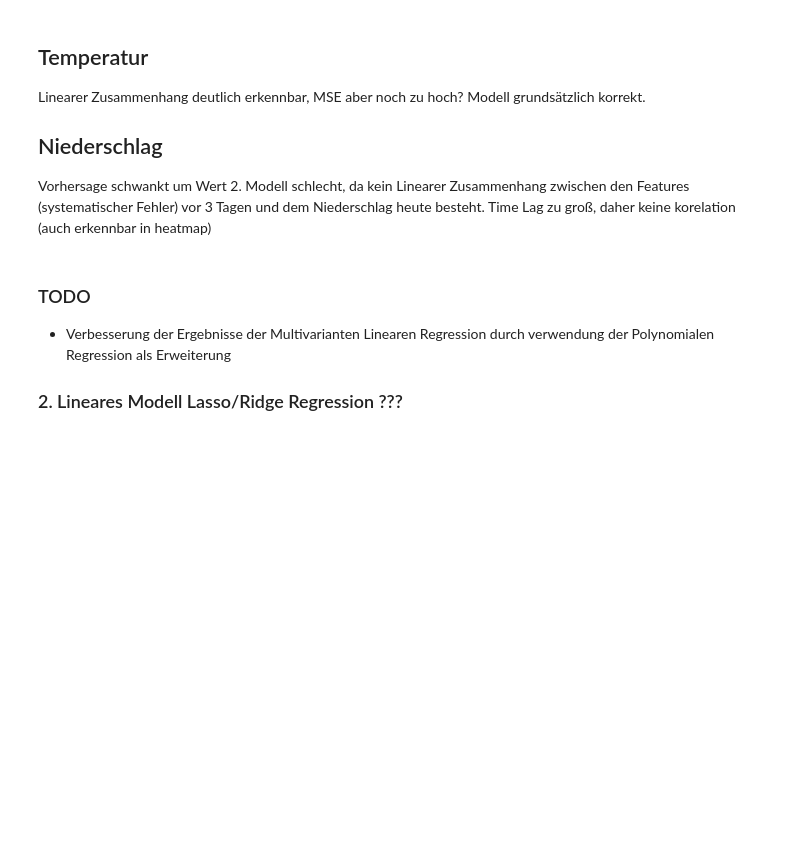
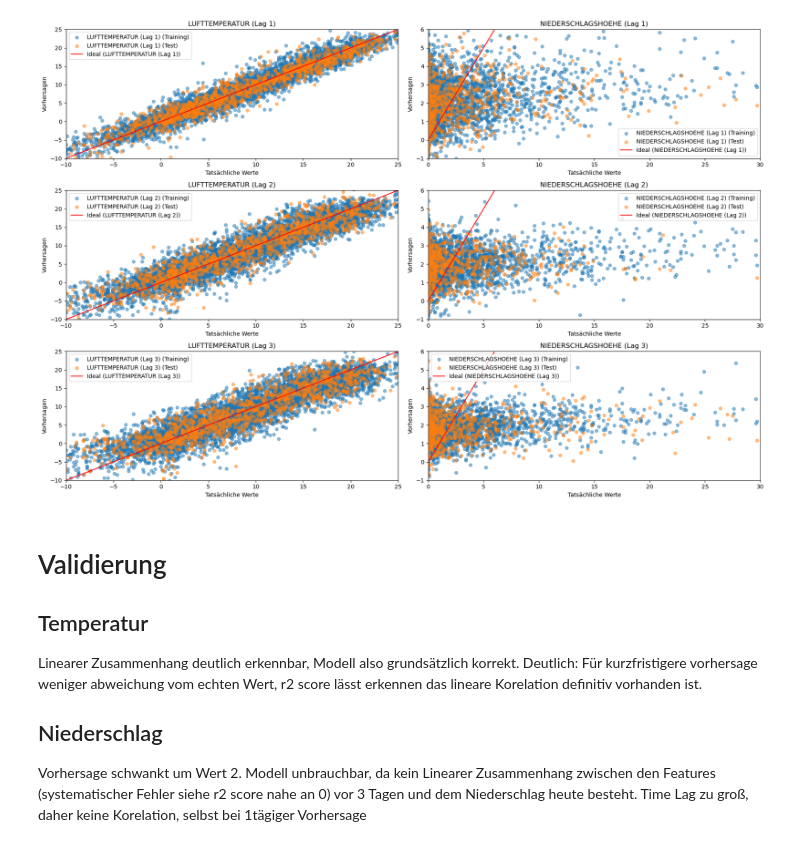
Before and after one commit to SolonRubens/Weather_Forecast_ML, a Jupyter notebook: Linear/Linear.ipynb, the cells around one changed output. Saved outputs shown, nothing was run; the diff lists cells and outputs as text; code cells hidden in the pictures; blank space fills up the shorter version.

```diff
--- a/Linear/Linear.ipynb
+++ b/Linear/Linear.ipynb
@@ -236,12 +190,57 @@ MSE für Niederschlag in 3 Tagen (Test): 16.46648660569112
+# %%
+from sklearn.linear_model import LinearRegression
+from sklearn.metrics import mean_squared_error, r2_score
+from sklearn.model_selection import train_test_split
+import matplotlib.pyplot as plt
+
+def plot_deviation(ax, X, y, target_name):
+    # Train Test Split
+    X_train, X_test, y_train, y_test = train_test_split(X, y, test_size=0.20)
+
+    model = LinearRegression()
+    model.fit(X_train, y_train)
+
+    y_train_pred = model.predict(X_train)
+    y_test_pred = model.predict(X_test)
+
+    if 'NIEDERSCHLAGSHOEHE' in target_name:
+        #andere Maße für Niederschlag
+        xlim = (0, 30)
+        ylim = (-1, 6)
+    else:
+        xlim = (-10, 25)
+        ylim = (-10, 25)
+
+    ax.scatter(y_train, y_train_pred, label=f'{target_name} (Training)', alpha=0.5, s=30)
+    ax.scatter(y_test, y_test_pred, label=f'{target_name} (Test)', alpha=0.5, s=30)
+    ax.plot(xlim, xlim, linestyle='-', color='red', label=f'Ideal ({target_name})')
+
+    ax.set_xlim(xlim)
+    ax.set_ylim(ylim)
+
+    ax.set_xlabel('Tatsächliche Werte')
+    ax.set_ylabel('Vorhersagen')
+    ax.set_title(target_name)
+    ax.legend()
+
+fig, axs = plt.subplots(len(lag_values), len(target_variables), figsize=(18, 12))
+
+for i, lag in enumerate(lag_values):
+    for j, target in enumerate(target_variables):
+        y = Y[f'straubing_{target.upper()}_future_{lag}Day']
+        plot_deviation(axs[i, j], X, y, f'{target} (Lag {lag})')
+
+plt.tight_layout()
+plt.savefig('pred_vs_actual.png')
+plt.show()
+# %% [output]
+[figure, added]
 # %% [markdown]
+# Validierung
 ## Temperatur
-Linearer Zusammenhang deutlich erkennbar, MSE aber noch zu hoch? Modell grundsätzlich korrekt.
+Linearer Zusammenhang deutlich erkennbar, Modell also grundsätzlich korrekt.
+Deutlich: Für kurzfristigere vorhersage weniger abweichung vom echten Wert, r2 score lässt erkennen das lineare Korelation definitiv vorhanden ist.
 
 ## Niederschlag
 Vorhersage schwankt um Wert 2.
-Modell schlecht, da kein Linearer Zusammenhang zwischen den Features (systematischer Fehler) vor 3 Tagen und dem Niederschlag heute besteht. Time Lag zu groß, daher keine korelation (auch erkennbar in heatmap)
+Modell unbrauchbar, da kein Linearer Zusammenhang zwischen den Features (systematischer Fehler siehe r2 score nahe an 0) vor 3 Tagen und dem Niederschlag heute besteht. Time Lag zu groß, daher keine Korelation, selbst bei 1tägiger Vorhersage
-# %% [markdown]
-### TODO
-- Verbesserung der Ergebnisse der Multivarianten Linearen Regression durch verwendung der Polynomialen Regression als Erweiterung
-
-### 2. Lineares Modell Lasso/Ridge Regression ???
```
Also changed, not shown: parts of 28 cells of this notebook.
